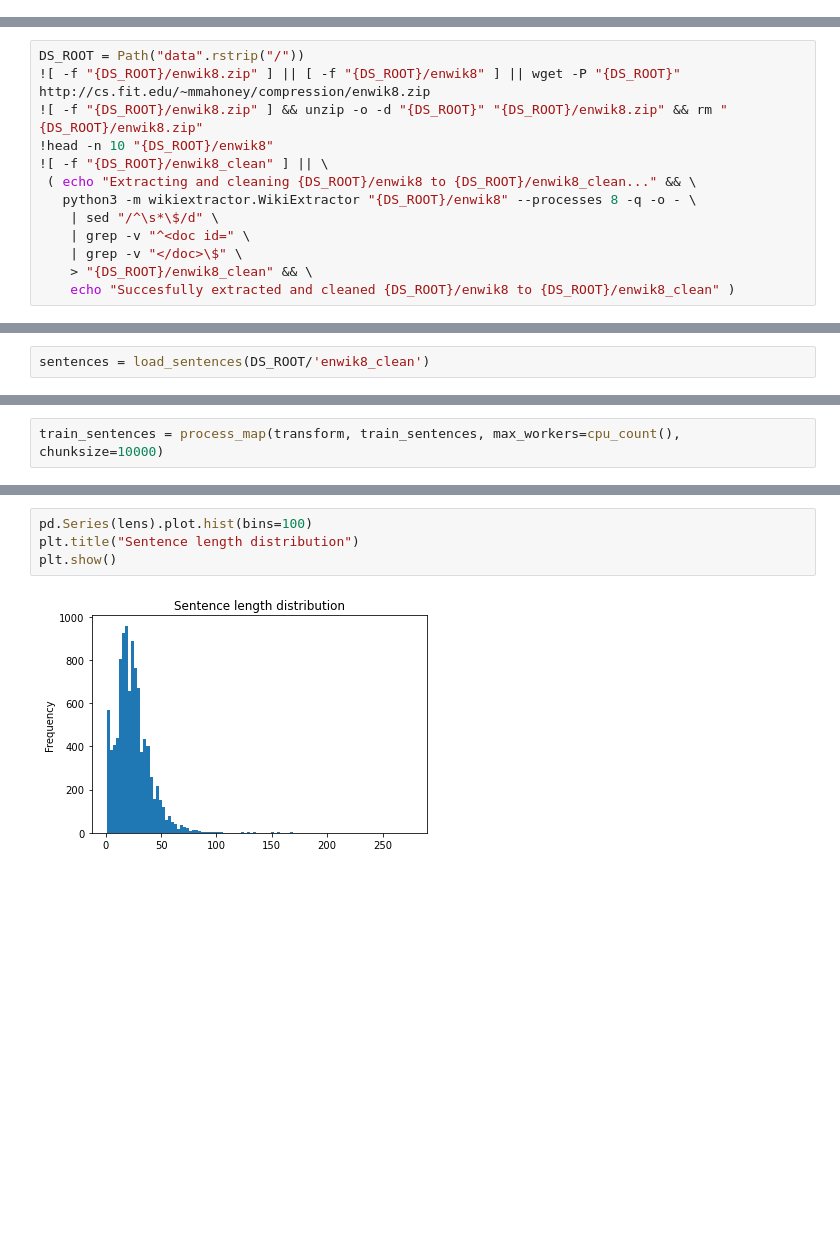
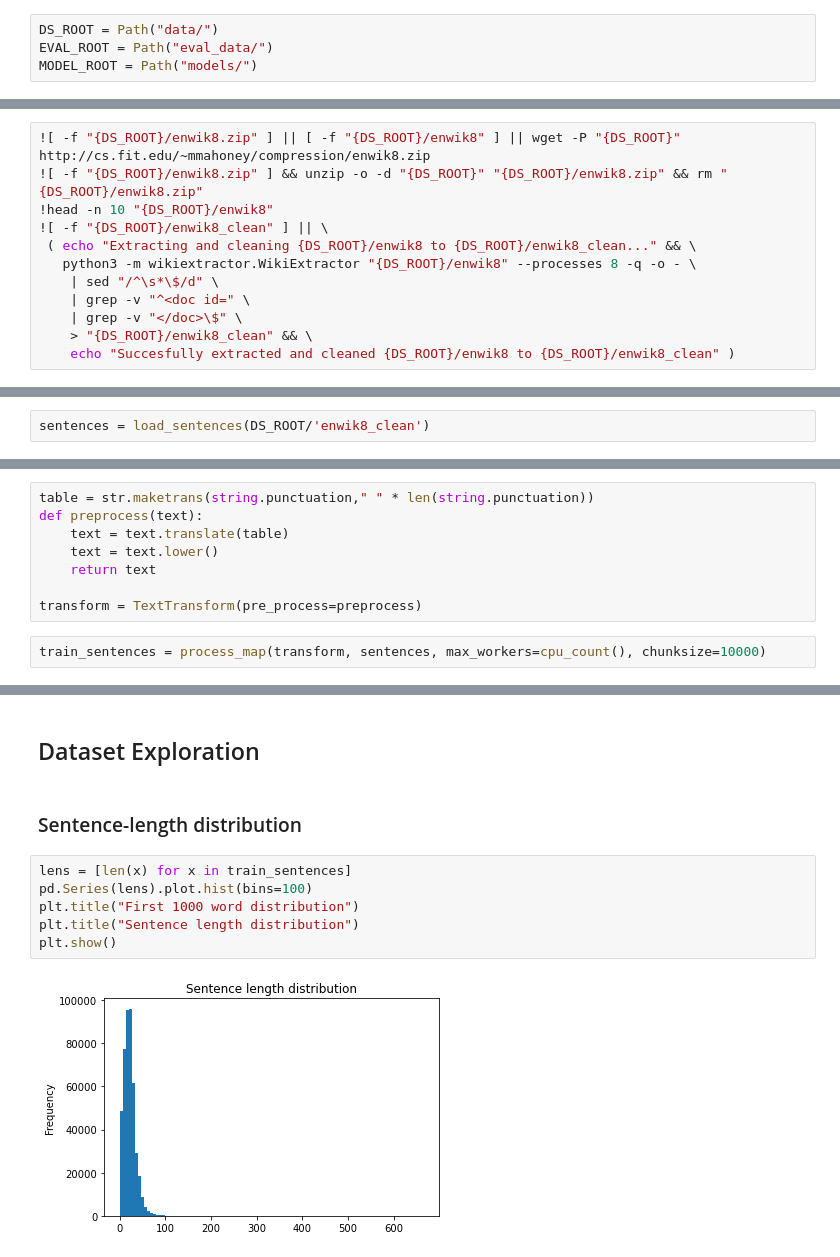
Before and after one commit to juancruzsosa/thesis, a Jupyter notebook: W2V_Stability.ipynb, the cells around one changed output, grey strips where cells are left out. Saved outputs shown, nothing was run; the diff lists cells and outputs as text; blank space fills up the shorter version.

```diff
--- a/W2V_Stability.ipynb
+++ b/W2V_Stability.ipynb
@@ -24,3 +29,7 @@ from callbacks import *
 from utils import *
 
 np.random.seed(2021)
+# %%
+DS_ROOT = Path("data/")
+EVAL_ROOT = Path("eval_data/")
+MODEL_ROOT = Path("models/")
@@ -29,7 +46,6 @@ np.random.seed(2021)
 # %%
 !python3 -m wikiextractor.WikiExtractor -h >/dev/null 2>&1 || pip install --user wikiextractor
 # %%
-DS_ROOT = Path("data".rstrip("/"))
 ![ -f "{DS_ROOT}/enwik8.zip" ] || [ -f "{DS_ROOT}/enwik8" ] || wget -P "{DS_ROOT}" http://cs.fit.edu/~mmahoney/compression/enwik8.zip
 ![ -f "{DS_ROOT}/enwik8.zip" ] && unzip -o -d "{DS_ROOT}" "{DS_ROOT}/enwik8.zip" && rm "{DS_ROOT}/enwik8.zip"
 !head -n 10 "{DS_ROOT}/enwik8"
@@ -81,2 +97,10 @@ train_sentences = [sentences[i] for i in indices[:10_000]]
+# %%
+table = str.maketrans(string.punctuation," " * len(string.punctuation))
+def preprocess(text):
+    text = text.translate(table)
+    text = text.lower()
+    return text
+
+transform = TextTransform(pre_process=preprocess)
 # %%
-train_sentences = process_map(transform, train_sentences, max_workers=cpu_count(), chunksize=10000)
+train_sentences = process_map(transform, sentences, max_workers=cpu_count(), chunksize=10000)
@@ -85,6 +117,12 @@ lens = [len(x) for x in train_sentences]
+# %% [markdown]
+## Dataset Exploration
+# %% [markdown]
+### Sentence-length distribution
 # %%
+lens = [len(x) for x in train_sentences]
 pd.Series(lens).plot.hist(bins=100)
+plt.title("First 1000 word distribution")
 plt.title("Sentence length distribution")
 plt.show()
 # %% [output]
-[figure, old version]
+[figure, new version]
```
Also changed, not shown: parts of 47 cells of this notebook, 2 other files.
